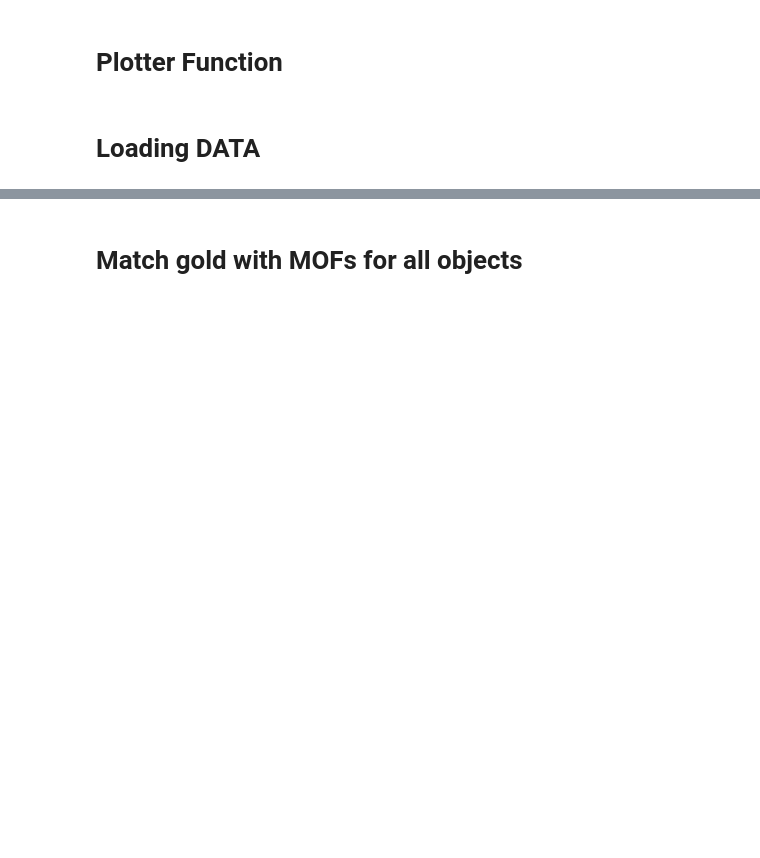
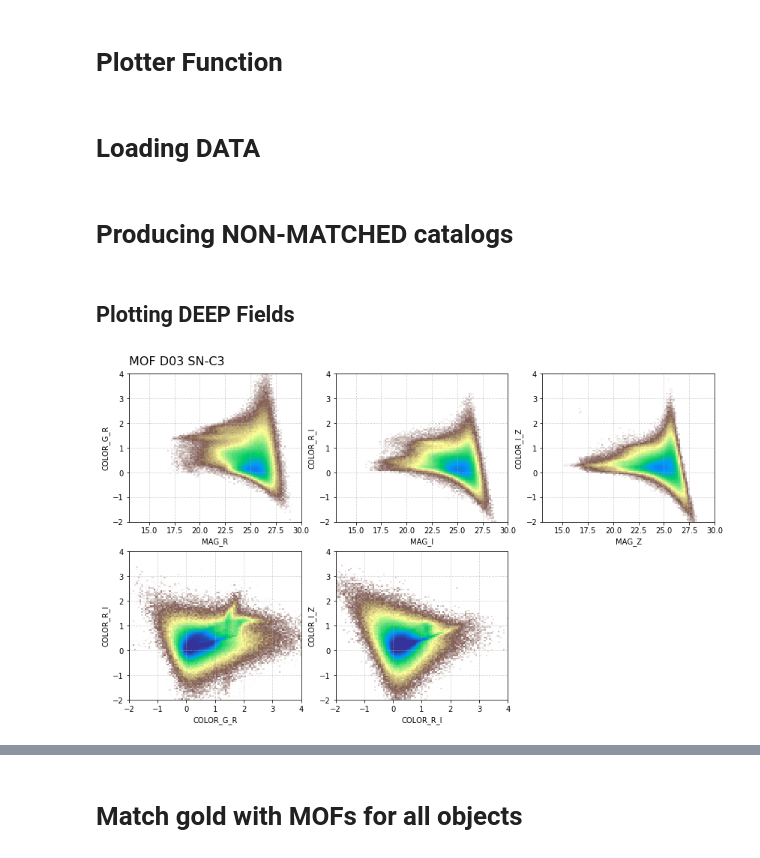
Before and after one commit to aamon/DEEP, a Jupyter notebook: TestPhotometry_deep_CatEyeballer.ipynb, the cells around one changed output, grey strips where cells are left out. Drawn from its saved outputs; the diff is of its cells as text; code cells hidden in the pictures; blank space fills up the shorter version.

Commit message:
adding non-matched figures

```diff
--- a/TestPhotometry_deep_CatEyeballer.ipynb
+++ b/TestPhotometry_deep_CatEyeballer.ipynb
@@ -131,3 +131,37 @@ mofs = _mofs[_ii]
 # %%
 # This a GOLD MOF subset overlapping with the SN-C3 field
 gold = fio.read("/e/eser2/vargatn/DES/Y3_DATA/DES_Y3_GOLD_MOF_wide_SN-C3.fits")
+# %% [markdown]
+# Producing NON-MATCHED catalogs
+# %% [markdown]
+## Plotting DEEP Fields
+# %%
+mof_coldict = {
+    "DEEP MAG_G": mofs["bdf_mag"][:, 0],
+    "DEEP MAG_R": mofs["bdf_mag"][:, 1],
+    "DEEP MAG_I": mofs["bdf_mag"][:, 2],
+    "DEEP MAG_Z": mofs["bdf_mag"][:, 3],
+    "DEEP COLOR_G_R": mofs["bdf_mag"][:, 0] - mofs["bdf_mag"][:, 1],
+    "DEEP COLOR_R_I": mofs["bdf_mag"][:, 1] - mofs["bdf_mag"][:, 2],
+    "DEEP COLOR_I_Z": mofs["bdf_mag"][:, 2] - mofs["bdf_mag"][:, 3],
+    "DEEP log10(1 + BDF_T)": np.log10(1 + mofs["bdf_T"]),
+}
+# %%
+nbins = 100
+
+mag_bins = np.linspace(13, 30, nbins)
+color_bins = np.linspace(-2, 4, nbins)
+
+cm_bins = (
+    (mag_bins, color_bins),
+    (mag_bins, color_bins),
+    (mag_bins, color_bins),
+    (color_bins, color_bins),
+    (color_bins, color_bins),
+)
+cee = CatEyeballer(mof_coldict)
+fig, axarr = cee.cm_series(bins=cm_bins, vmax=0.8, col_prefix="DEEP ",
+                           title="MOF D03 SN-C3",
+                           fname="Figs/MOF_SN-C3_color_mag_D03.png")
+# %% [output]
+[figure, added]
```
Also changed, not shown: parts of 5 cells of this notebook, 4 other files.
